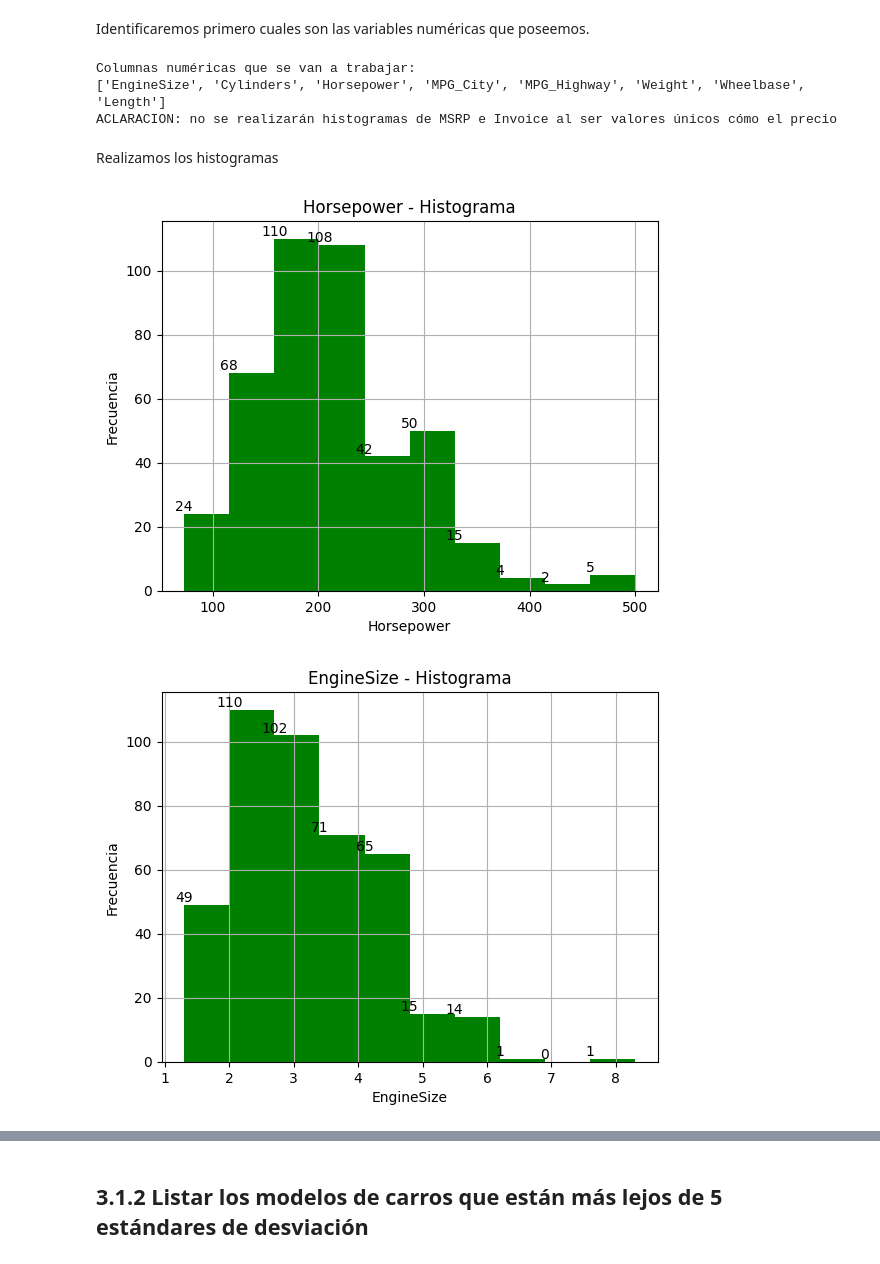
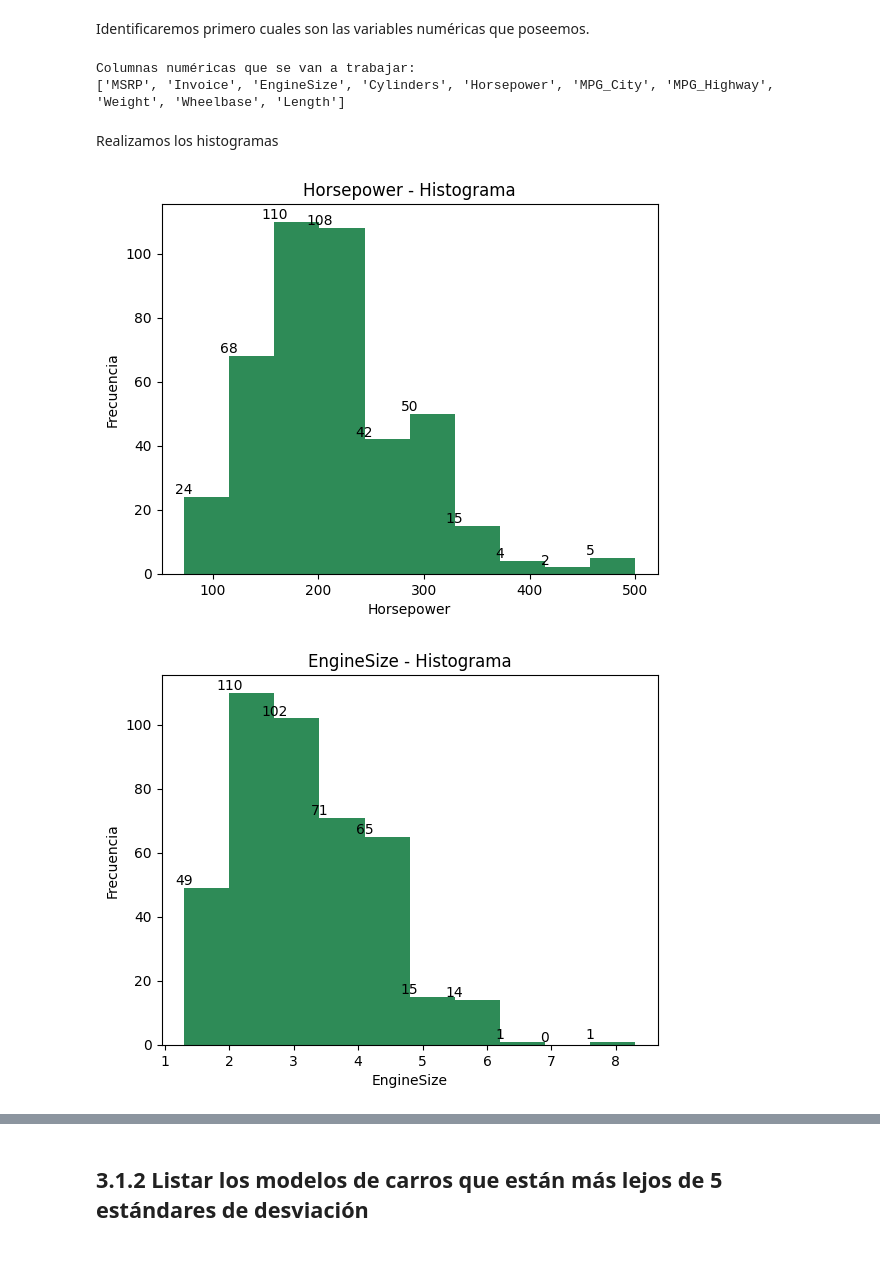
Before and after one commit to MiguelRiosT/Estadistica3_2023-2, a Jupyter notebook: Tarea1/src/notebook/Punto3.ipynb, the cells around one changed output, grey strips where cells are left out. Saved outputs shown, nothing was run; the diff lists cells and outputs as text; code cells hidden in the pictures.

```diff
--- a/Tarea1/src/notebook/Punto3.ipynb
+++ b/Tarea1/src/notebook/Punto3.ipynb
@@ -213,36 +214,34 @@ Identificaremos primero cuales son las variables numéricas que poseemos.
 print("Columnas numéricas que se van a trabajar:")
 numeric_columns = df.select_dtypes(include=['number']).columns.tolist()
 print(numeric_columns)
-print("ACLARACION: no se realizarán histogramas de MSRP e Invoice al ser valores únicos cómo el precio")
 # %% [output]
 Columnas numéricas que se van a trabajar:
-['EngineSize', 'Cylinders', 'Horsepower', 'MPG_City', 'MPG_Highway', 'Weight', 'Wheelbase', 'Length']
-ACLARACION: no se realizarán histogramas de MSRP e Invoice al ser valores únicos cómo el precio
+['MSRP', 'Invoice', 'EngineSize', 'Cylinders', 'Horsepower', 'MPG_City', 'MPG_Highway', 'Weight', 'Wheelbase', 'Length']
 # %% [markdown]
 Realizamos los histogramas
 # %%
 #Creamos el histograma con Bins=10 para facilidad de interpretación del gráfico.
-plt.hist(df["Horsepower"], bins=10, color='green')
+hist = plt.hist(df["Horsepower"], bins=10, color='seagreen')
 #Añadimos valores encima de las barras de la siguiente forma
 for i in range(len(hist[0])):
     plt.text(hist[1][i], hist[0][i], str(int(hist[0][i])), ha='center', va='bottom')
-#Añadimos titulo al gráfico y a los ejes
+    #Añadimos titulo al gráfico y a los ejes
 plt.title('Horsepower - Histograma')
 plt.xlabel('Horsepower')
 plt.ylabel('Frecuencia')
-plt.grid(True)#Añadimos la cuadricula
+plt.grid(False)#quitamos la cuadricula
 plt.show()
 # %% [output]
-[figure, old version]
+[figure, new version]
 # %%
-hist = plt.hist(df["EngineSize"], bins=10, color='green')
+hist = plt.hist(df["EngineSize"], bins=10, color='seagreen')
 for i in range(len(hist[0])):
     plt.text(hist[1][i], hist[0][i], str(int(hist[0][i])), ha='center', va='bottom')
 plt.title('EngineSize - Histograma')
 plt.xlabel('EngineSize')
 plt.ylabel('Frecuencia')
-plt.grid(True)
+plt.grid(False)
 plt.show()
 # %% [output]
-[figure, old version]
+[figure, new version]
 # %%
```
Also changed, not shown: parts of 15 cells of this notebook.
